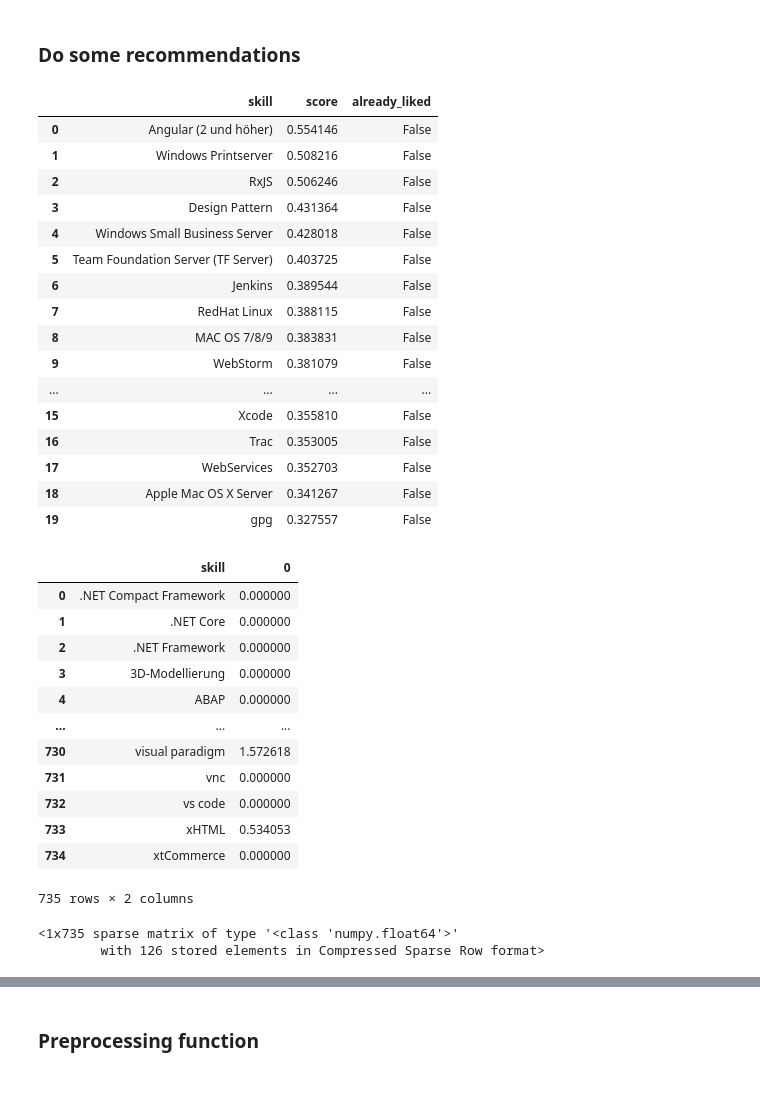
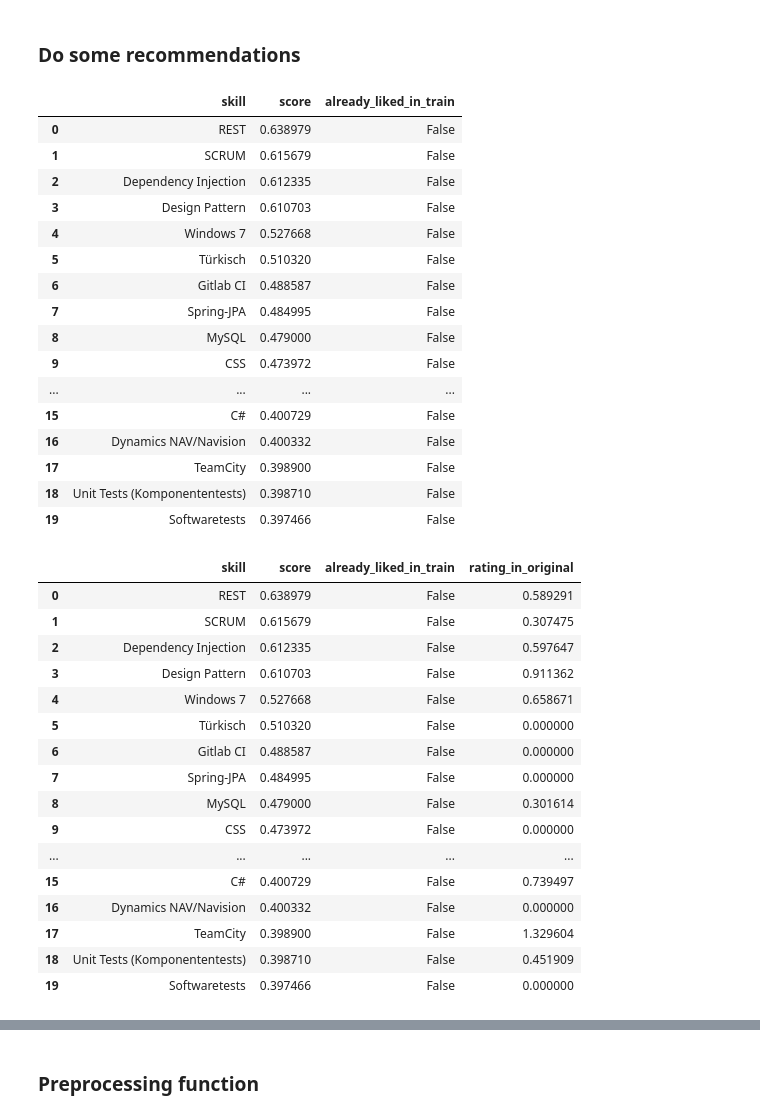
Before and after one commit to maximizer36/DS_AP, a Jupyter notebook: AP_binary_implicit_lib2.ipynb, the cells around one changed output, grey strips where cells are left out. Cells and saved outputs as stored; diff of their text form; code cells hidden in the pictures; blank space fills up the shorter version.

Commit message:
recommend grid

```diff
--- a/AP_binary_implicit_lib2.ipynb
+++ b/AP_binary_implicit_lib2.ipynb
@@ -413,47 +408,47 @@ model_best.fit(train_mat)
 # %% [markdown]
 ### Do some recommendations
 # %%
-userid= [20]
-skill_ids, scores  = model_best.recommend(userid, user_items= data_best[userid], N = 20 , filter_already_liked_items=True)
-recommendations_df = pd.DataFrame({"skill": matrix.columns[skill_ids].flatten(), "score": scores.flatten(), "already_liked": np.in1d(skill_ids, data_best.tocsr()[userid].indices)})
+userid= [0]
+skill_ids, scores  = model_best.recommend(userid, user_items= train_mat[userid], N = 20 , filter_already_liked_items=True)
+recommendations_df = pd.DataFrame({"skill": matrix.columns[skill_ids].flatten(), "score": scores.flatten(), "already_liked": np.in1d(skill_ids, train_mat.tocsr()[userid].indices)})
+recommendations_df = recommendations_df.rename(columns = {"already_liked": "already_liked_in_train"})
 recommendations_df
 # %% [output]
-|  | skill | score | already_liked |
-| 0 | Angular (2 und höher) | 0.554146 | False |
-| 1 | Windows Printserver | 0.508216 | False |
-| 2 | RxJS | 0.506246 | False |
-| 3 | Design Pattern | 0.431364 | False |
-| 4 | Windows Small Business Server | 0.428018 | False |
-| 5 | Team Foundation Server (TF Server) | 0.403725 | False |
-| 6 | Jenkins | 0.389544 | False |
-| 7 | RedHat Linux | 0.388115 | False |
-| 8 | MAC OS 7/8/9 | 0.383831 | False |
-| 9 | WebStorm | 0.381079 | False |
+|  | skill | score | already_liked_in_train |
+| 0 | REST | 0.638979 | False |
+| 1 | SCRUM | 0.615679 | False |
+| 2 | Dependency Injection | 0.612335 | False |
+| 3 | Design Pattern | 0.610703 | False |
+| 4 | Windows 7 | 0.527668 | False |
+| 5 | Türkisch | 0.510320 | False |
+| 6 | Gitlab CI | 0.488587 | False |
+| 7 | Spring-JPA | 0.484995 | False |
+| 8 | MySQL | 0.479000 | False |
+| 9 | CSS | 0.473972 | False |
 | ... | ... | ... | ... |
-| 15 | Xcode | 0.355810 | False |
-| 16 | Trac | 0.353005 | False |
-| 17 | WebServices | 0.352703 | False |
-| 18 | Apple Mac OS X Server | 0.341267 | False |
-| 19 | gpg | 0.327557 | False |
+| 15 | C# | 0.400729 | False |
+| 16 | Dynamics NAV/Navision | 0.400332 | False |
+| 17 | TeamCity | 0.398900 | False |
+| 18 | Unit Tests (Komponententests) | 0.398710 | False |
+| 19 | Softwaretests | 0.397466 | False |
 # %%
-test_data_user_id  = pd.DataFrame.sparse.from_spmatrix(data = test_mat.tocsr()[userid],columns=matrix.columns).T.reset_index().rename(columns = {"index": "skill"})
-test_data_user_id
+data_best_user_id = pd.DataFrame.sparse.from_spmatrix(data = data_best.tocsr()[userid],columns=matrix.columns).T.reset_index().rename(columns = {"index": "skill",0: "rating"}).sort_values(by = "rating", ascending = False)
+recommendations_df.merge(data_best_user_id, on = "skill", how = "left").rename(columns = {"rating": "rating_in_original"})
 # %% [output]
-|  | skill | 0 |
-| 0 | .NET Compact Framework | 0.000000 |
-| 1 | .NET Core | 0.000000 |
-| 2 | .NET Framework | 0.000000 |
-| 3 | 3D-Modellierung | 0.000000 |
-| 4 | ABAP | 0.000000 |
-| ... | ... | ... |
-| 730 | visual paradigm | 1.572618 |
-| 731 | vnc | 0.000000 |
-| 732 | vs code | 0.000000 |
-| 733 | xHTML | 0.534053 |
-| 734 | xtCommerce | 0.000000 |
+|  | skill | score | already_liked_in_train | rating_in_original |
+| 0 | REST | 0.638979 | False | 0.589291 |
+| 1 | SCRUM | 0.615679 | False | 0.307475 |
+| 2 | Dependency Injection | 0.612335 | False | 0.597647 |
+| 3 | Design Pattern | 0.610703 | False | 0.911362 |
+| 4 | Windows 7 | 0.527668 | False | 0.658671 |
+| 5 | Türkisch | 0.510320 | False | 0.000000 |
+| 6 | Gitlab CI | 0.488587 | False | 0.000000 |
+| 7 | Spring-JPA | 0.484995 | False | 0.000000 |
+| 8 | MySQL | 0.479000 | False | 0.301614 |
+| 9 | CSS | 0.473972 | False | 0.000000 |
+| ... | ... | ... | ... | ... |
+| 15 | C# | 0.400729 | False | 0.739497 |
+| 16 | Dynamics NAV/Navision | 0.400332 | False | 0.000000 |
+| 17 | TeamCity | 0.398900 | False | 1.329604 |
+| 18 | Unit Tests (Komponententests) | 0.398710 | False | 0.451909 |
+| 19 | Softwaretests | 0.397466 | False | 0.000000 |
-735 rows × 2 columns
-# %%
-train_mat[userid]
-# %% [output]
-<1x735 sparse matrix of type '<class 'numpy.float64'>'
-        with 126 stored elements in Compressed Sparse Row format>
```
Also changed, not shown: parts of 2 cells of this notebook.
